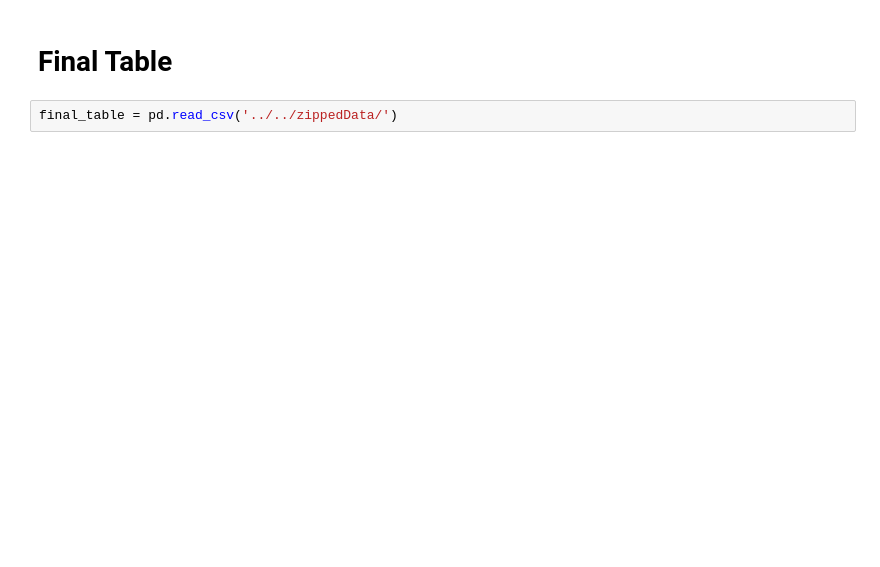
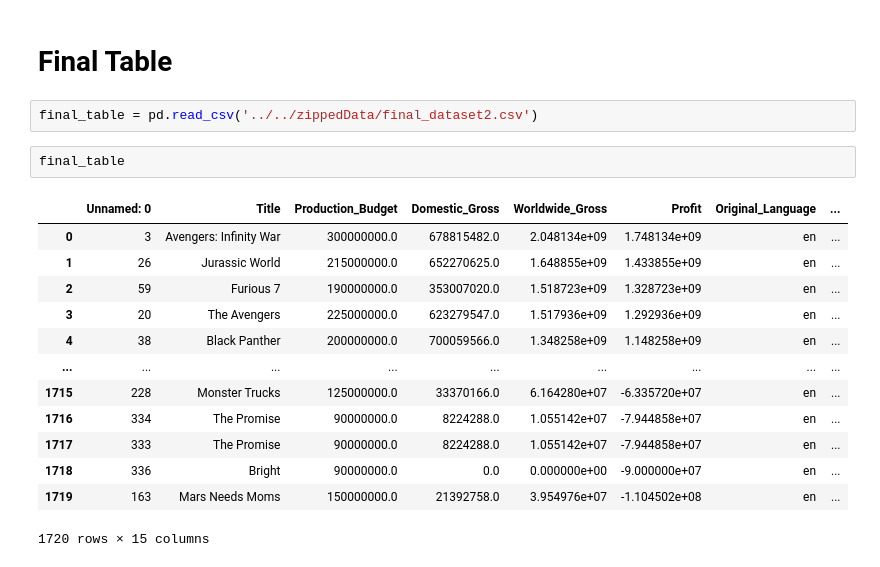
Before and after one commit to Sstrouderr/Capstone-repo, a Jupyter notebook: Notebooks/Carolyn/Book2.ipynb, the cells around one changed output. Cells and saved outputs as stored; diff of their text form; blank space fills up the shorter version.

```diff
--- a/Notebooks/Carolyn/Book2.ipynb
+++ b/Notebooks/Carolyn/Book2.ipynb
@@ -519,4 +314,20 @@ plt.show()
 # %% [markdown]
 # Final Table
 # %%
-final_table = pd.read_csv('../../zippedData/')
+final_table = pd.read_csv('../../zippedData/final_dataset2.csv')
+# %%
+final_table
+# %% [output]
+|  | Unnamed: 0 | Title | Production_Budget | Domestic_Gross | Worldwide_Gross | Profit | Original_Language | ... |
+| 0 | 3 | Avengers: Infinity War | 300000000.0 | 678815482.0 | 2.048134e+09 | 1.748134e+09 | en | ... |
+| 1 | 26 | Jurassic World | 215000000.0 | 652270625.0 | 1.648855e+09 | 1.433855e+09 | en | ... |
+| 2 | 59 | Furious 7 | 190000000.0 | 353007020.0 | 1.518723e+09 | 1.328723e+09 | en | ... |
+| 3 | 20 | The Avengers | 225000000.0 | 623279547.0 | 1.517936e+09 | 1.292936e+09 | en | ... |
+| 4 | 38 | Black Panther | 200000000.0 | 700059566.0 | 1.348258e+09 | 1.148258e+09 | en | ... |
+| ... | ... | ... | ... | ... | ... | ... | ... | ... |
+| 1715 | 228 | Monster Trucks | 125000000.0 | 33370166.0 | 6.164280e+07 | -6.335720e+07 | en | ... |
+| 1716 | 334 | The Promise | 90000000.0 | 8224288.0 | 1.055142e+07 | -7.944858e+07 | en | ... |
+| 1717 | 333 | The Promise | 90000000.0 | 8224288.0 | 1.055142e+07 | -7.944858e+07 | en | ... |
+| 1718 | 336 | Bright | 90000000.0 | 0.0 | 0.000000e+00 | -9.000000e+07 | en | ... |
+| 1719 | 163 | Mars Needs Moms | 150000000.0 | 21392758.0 | 3.954976e+07 | -1.104502e+08 | en | ... |
+1720 rows × 15 columns
```
Also changed, not shown: parts of 24 cells of this notebook.
